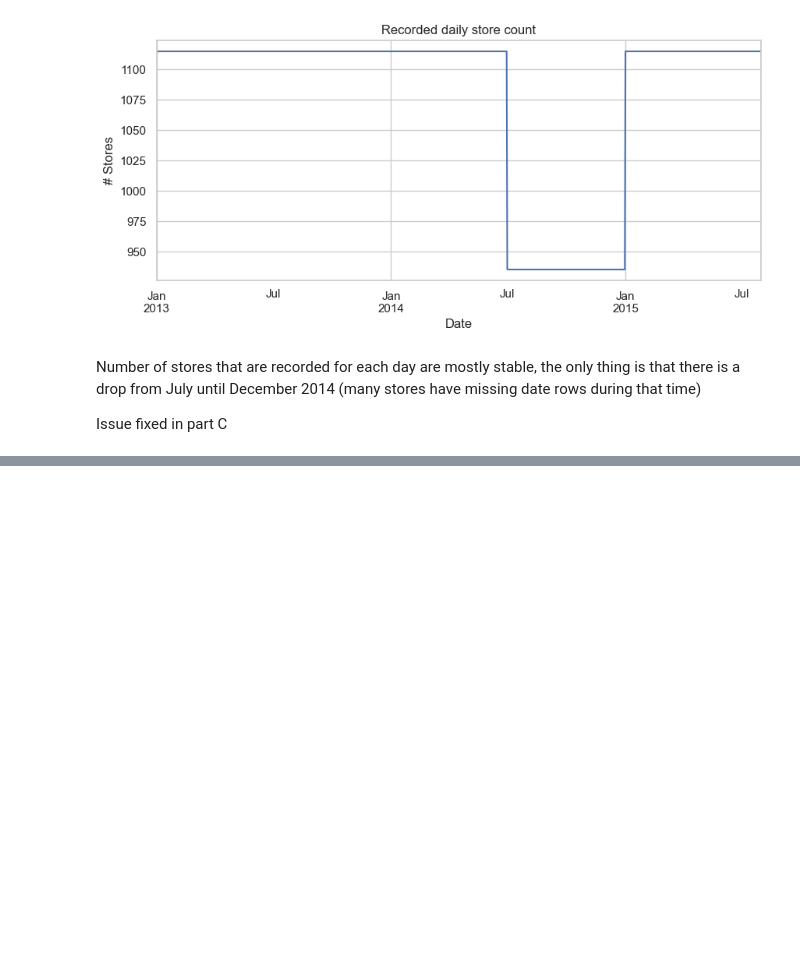
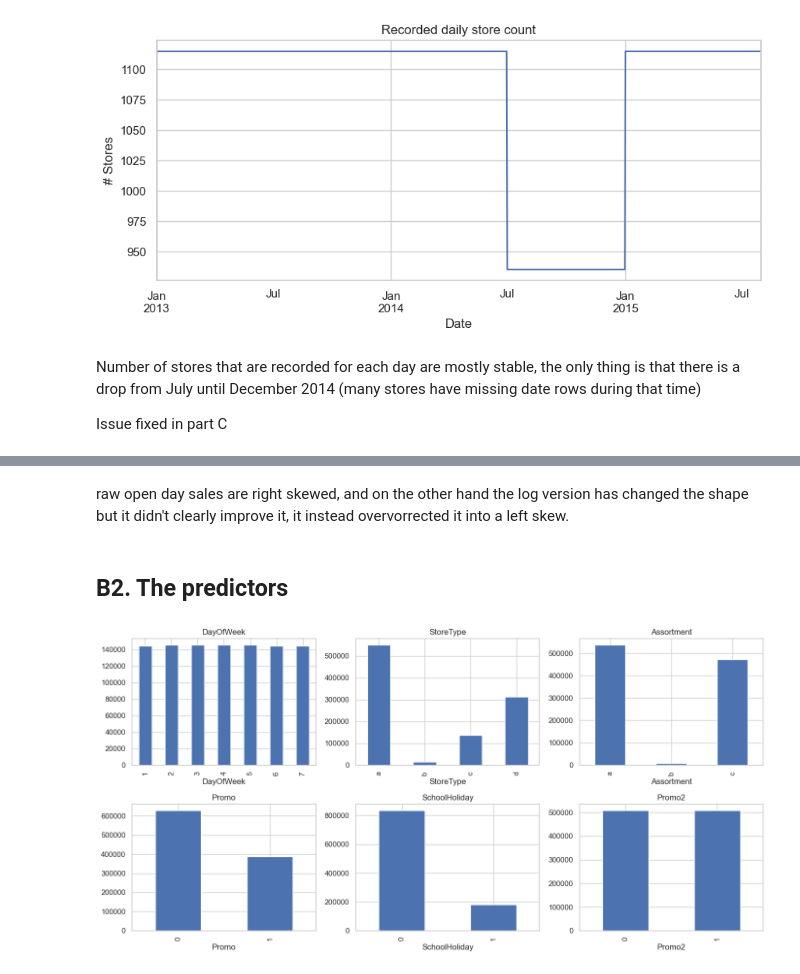
Before and after one commit to sam-ensafi/retail-sales-forecasting-rossmann, a Jupyter notebook: notebooks/eda.ipynb, the cells around one changed output, grey strips where cells are left out. Saved outputs shown, nothing was run; the diff lists cells and outputs as text; code cells hidden in the pictures; blank space fills up the shorter version.

```diff
--- a/notebooks/eda.ipynb
+++ b/notebooks/eda.ipynb
@@ -312,0 +349,13 @@ Issue fixed in part C
+# %% [markdown]
+raw open day sales are right skewed, and on the other hand the log version has changed the shape but it didn't clearly improve it, it instead overvorrected it into a left skew.
+# %% [markdown]
+## B2. The predictors
+# %%
+#count of main predictors
+fig, axes = plt.subplots(2,3, figsize=(14, 7))
+for ax, col in zip(axes.ravel(), ["DayOfWeek","StoreType","Assortment","Promo",'SchoolHoliday', 'Promo2']):
+    df[col].value_counts().sort_index().plot(kind='bar',ax=ax, title = col)
+plt.tight_layout()
+plt.show()# some of them are daily changing features and others are store level
+# %% [output]
+[figure, added]
```
Also changed, not shown: parts of 7 cells of this notebook.
